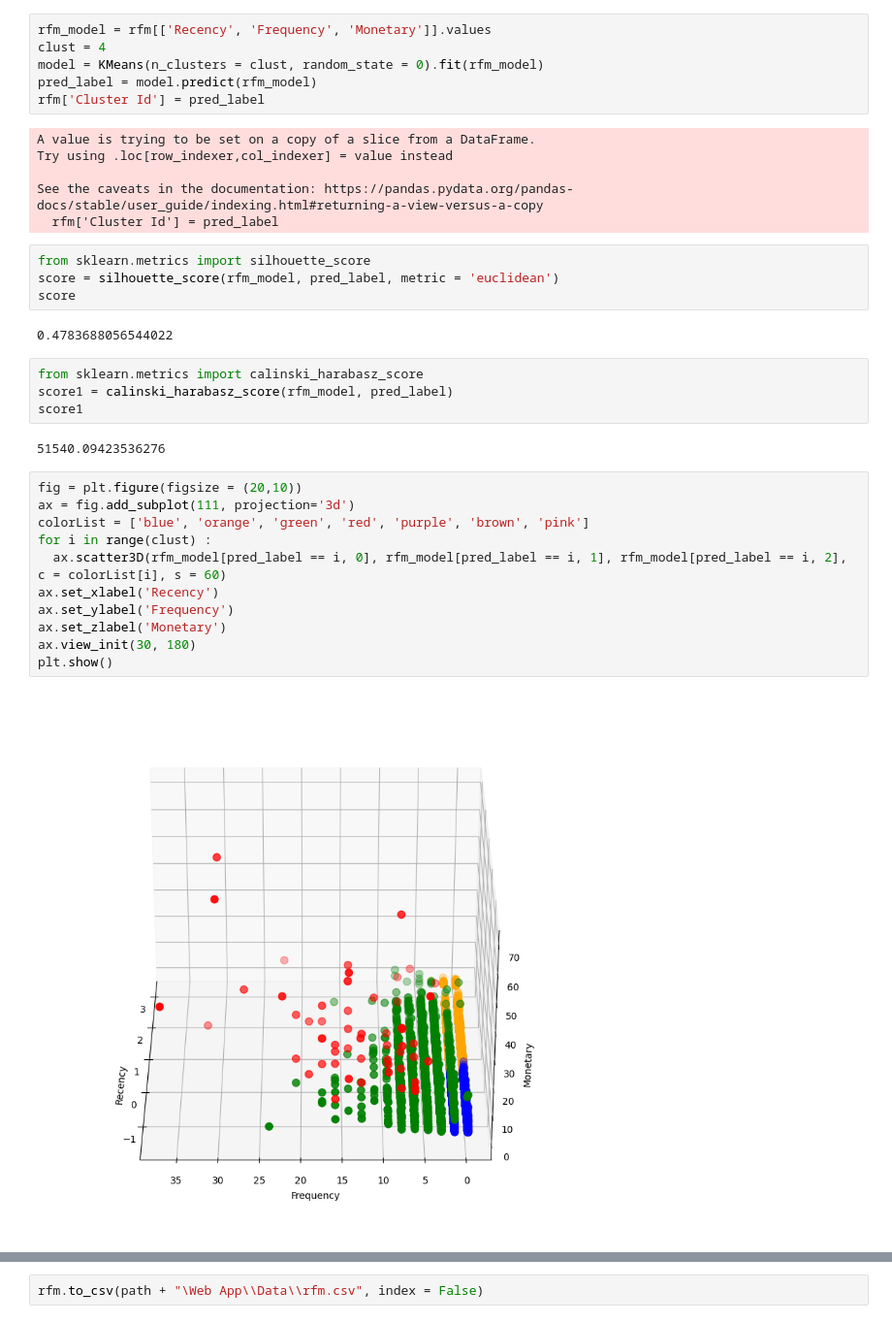
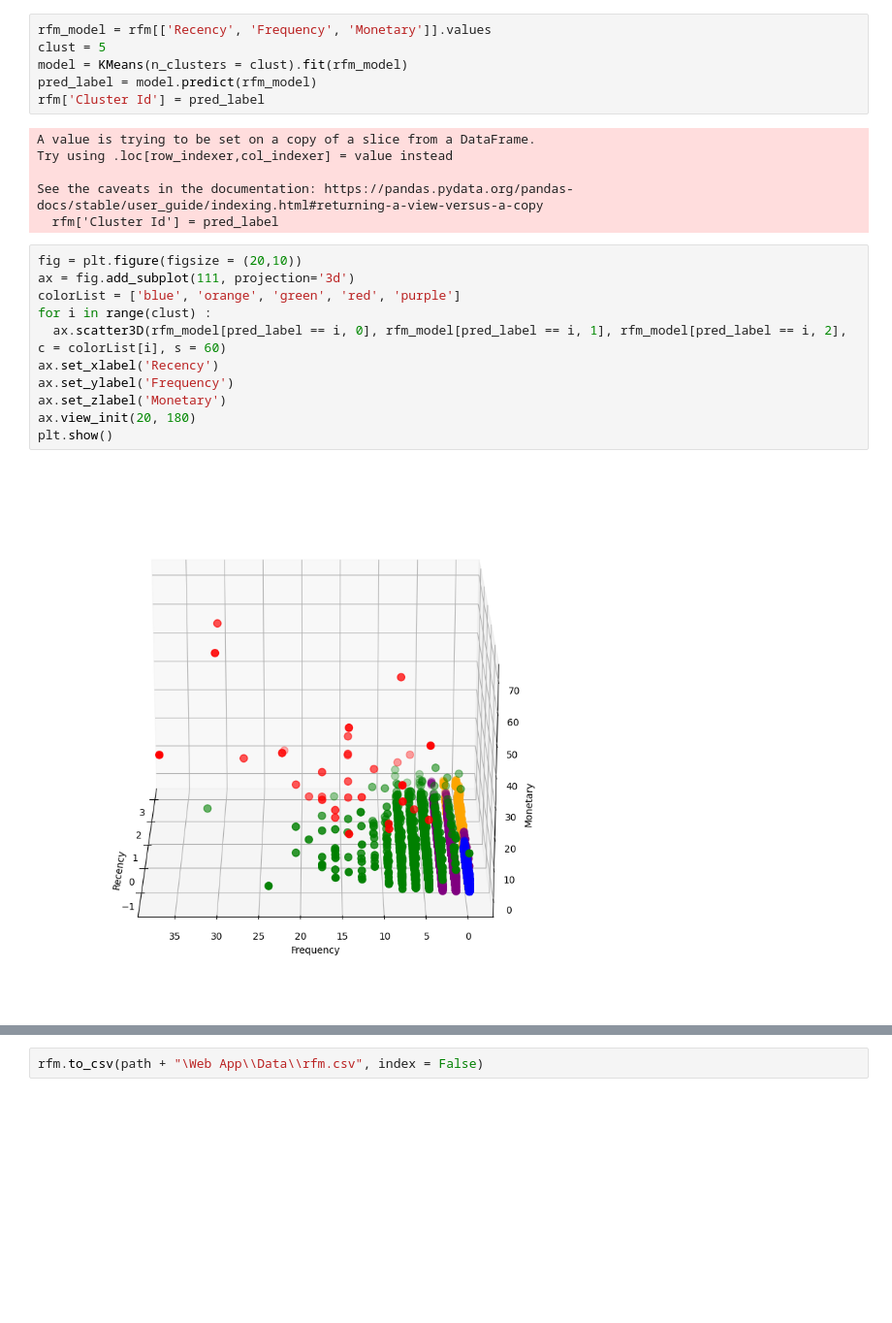
Before and after one commit to trquoctoann/neighborhood-based-recommendation-system, a Jupyter notebook: Notebook/RFM.ipynb, the cells around one changed output, grey strips where cells are left out. Shown: that part at 97% size. Drawn from its saved outputs; the diff is of its cells as text; blank space fills up the shorter version.

```diff
--- a/Notebook/RFM.ipynb
+++ b/Notebook/RFM.ipynb
@@ -123,7 +208,7 @@ Choose K = 4
 # %%
 rfm_model = rfm[['Recency', 'Frequency', 'Monetary']].values
-clust = 4
-model = KMeans(n_clusters = clust, random_state = 0).fit(rfm_model)
+clust = 5
+model = KMeans(n_clusters = clust).fit(rfm_model)
 pred_label = model.predict(rfm_model)
 rfm['Cluster Id'] = pred_label
 # %% [output]
@@ -132,28 +217,16 @@ Try using .loc[row_indexer,col_indexer] = value instead
 
 See the caveats in the documentation: https://pandas.pydata.org/pandas-docs/stable/user_guide/indexing.html#returning-a-view-versus-a-copy
   rfm['Cluster Id'] = pred_label
-# %%
-from sklearn.metrics import silhouette_score
-score = silhouette_score(rfm_model, pred_label, metric = 'euclidean')
-score
-# %% [output]
-0.4783688056544022
-# %%
-from sklearn.metrics import calinski_harabasz_score
-score1 = calinski_harabasz_score(rfm_model, pred_label)
-score1
-# %% [output]
-51540.09423536276
 # %%
 fig = plt.figure(figsize = (20,10))
 ax = fig.add_subplot(111, projection='3d')
-colorList = ['blue', 'orange', 'green', 'red', 'purple', 'brown', 'pink']
+colorList = ['blue', 'orange', 'green', 'red', 'purple']
 for i in range(clust) :
   ax.scatter3D(rfm_model[pred_label == i, 0], rfm_model[pred_label == i, 1], rfm_model[pred_label == i, 2], c = colorList[i], s = 60)
 ax.set_xlabel('Recency')
 ax.set_ylabel('Frequency')
 ax.set_zlabel('Monetary')
-ax.view_init(30, 180)
+ax.view_init(20, 180)
 plt.show()
 # %% [output]
-[figure, old version]
+[figure, new version]
```
Also changed, not shown: parts of 37 cells of this notebook, 7 other files.
